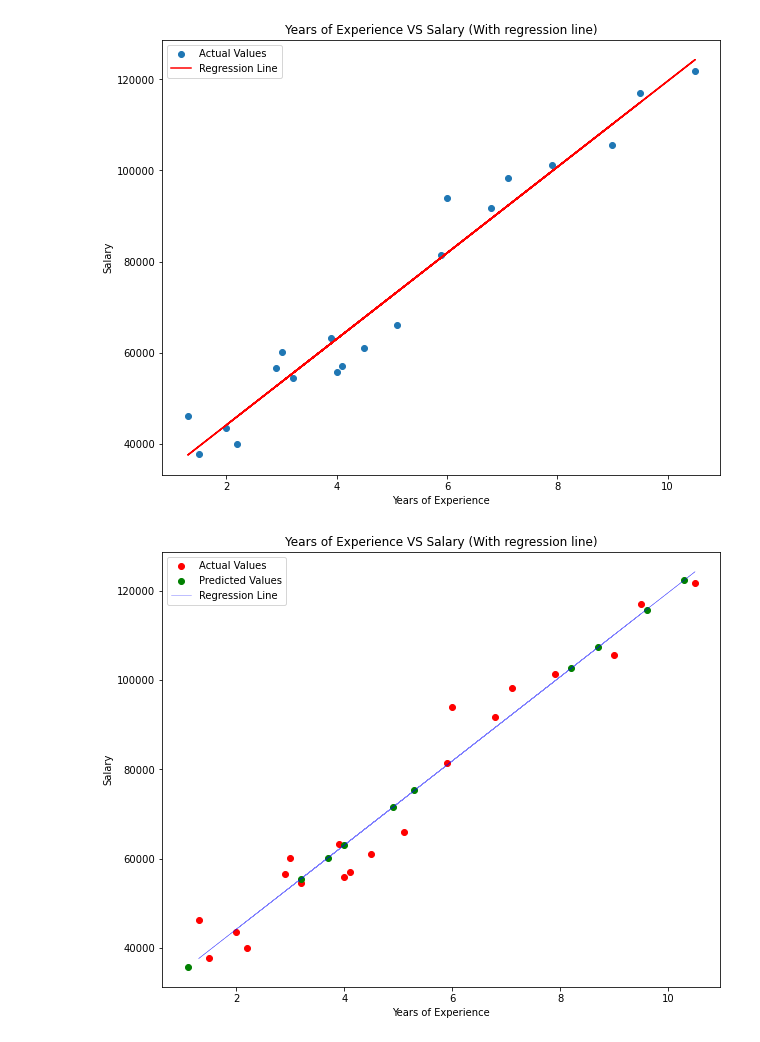
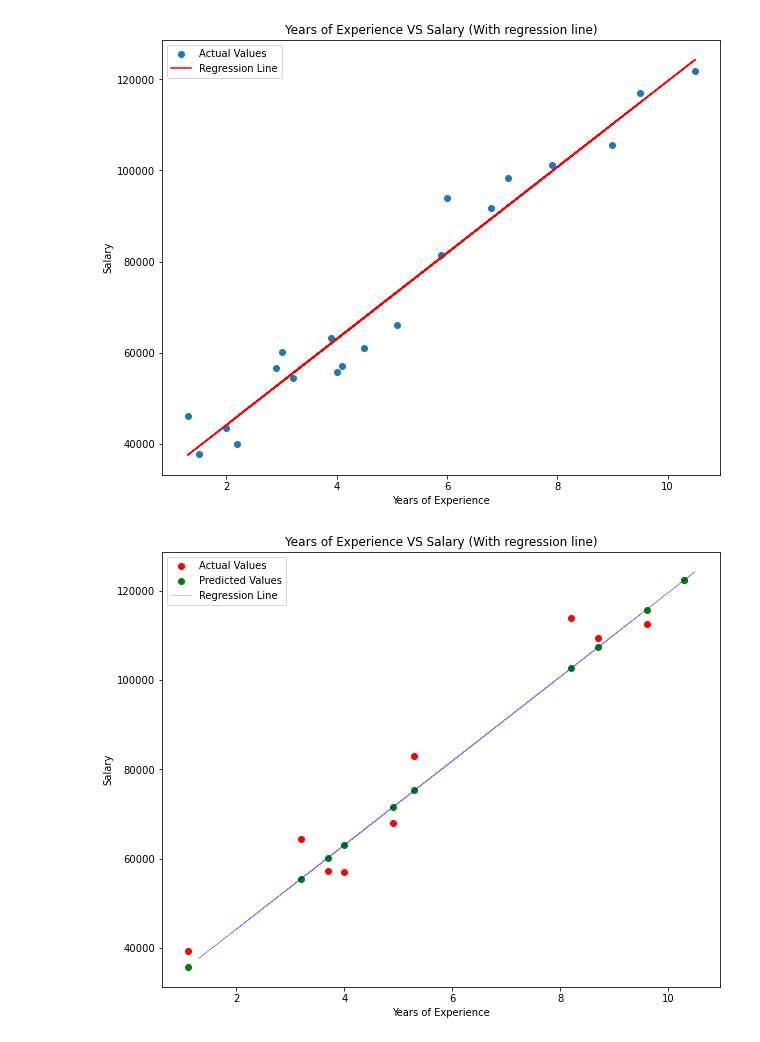
Before and after one commit to ShathishDileepa/Learn_Machine_Learning, a Jupyter notebook: Regression/Regression Algorithms.ipynb, the cells around one changed output. Saved outputs shown, nothing was run; the diff lists cells and outputs as text; code cells hidden in the pictures.

```diff
--- a/Regression/Regression Algorithms.ipynb
+++ b/Regression/Regression Algorithms.ipynb
@@ -143,15 +143,15 @@ ax.set_ylabel('Salary');
 # %%
 # lets see how well this model can predict new values
 
 # So now we can plot the regression Line
 
 fig,ax = plt.subplots(figsize=(10,8))
-ax.scatter(x=X_train,y=y_train,cmap="winter", marker='o', label='Actual Values', color='red')
+ax.scatter(x=X_test,y=y_test,cmap="winter", marker='o', label='Actual Values', color='red')
 ax.scatter(x=X_test,y=y_pred,cmap="winter", marker='o', label='Predicted Values', color='green')
 ax.plot(X_train,model.predict(X_train),color='blue',label='Regression Line',linewidth=0.5,alpha=0.5)
 ax.legend()
 ax.set_title('Years of Experience VS Salary (With regression line)')
 ax.set_xlabel('Years of Experience')
 ax.set_ylabel('Salary');
 # %% [output]
-[figure, old version]
+[figure, new version]
```
Also changed, not shown: parts of 19 cells of this notebook.
